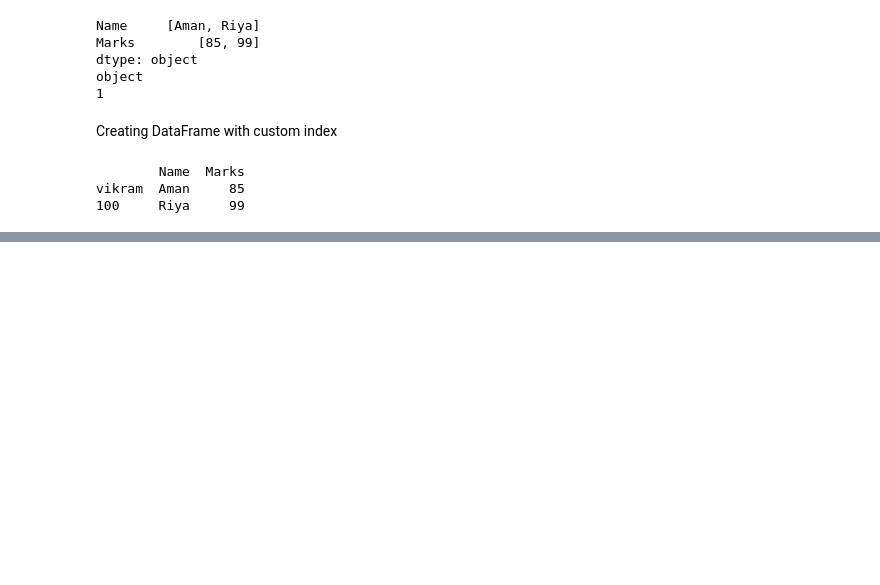
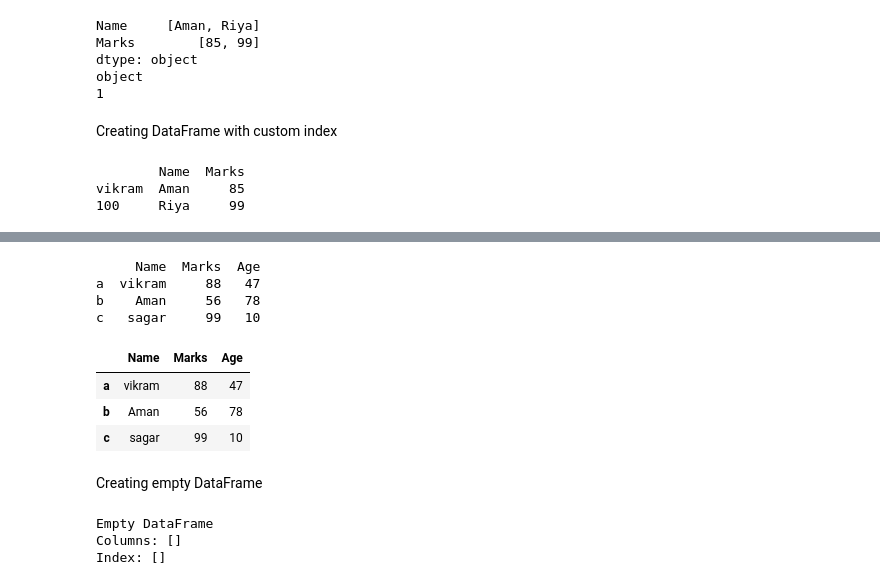
Before and after one commit to Vikram957/Pandas, a Jupyter notebook: d_pandas.ipynb, the cells around one changed output, grey strips where cells are left out. Cells and saved outputs as stored; diff of their text form; code cells hidden in the pictures; blank space fills up the shorter version.

```diff
--- a/d_pandas.ipynb
+++ b/d_pandas.ipynb
@@ -90,0 +142,23 @@ df.to_json("Json_File.json")
+# %%
+data = [["vikram",88,47],["Aman",56,78],["sagar",99,10]]
+df = pd.DataFrame(data,columns=["Name","Marks","Age"],index=["a","b","c"])
+print(df)
+df
+# %% [output]
+     Name  Marks  Age
+a  vikram     88   47
+b    Aman     56   78
+c   sagar     99   10
+|  | Name | Marks | Age |
+| a | vikram | 88 | 47 |
+| b | Aman | 56 | 78 |
+| c | sagar | 99 | 10 |
+# %% [markdown]
+Creating empty DataFrame
+# %%
+empty_data = pd.DataFrame()
+print(empty_data)
+# %% [output]
+Empty DataFrame
+Columns: []
+Index: []
```
Also changed, not shown: parts of 32 cells of this notebook.
